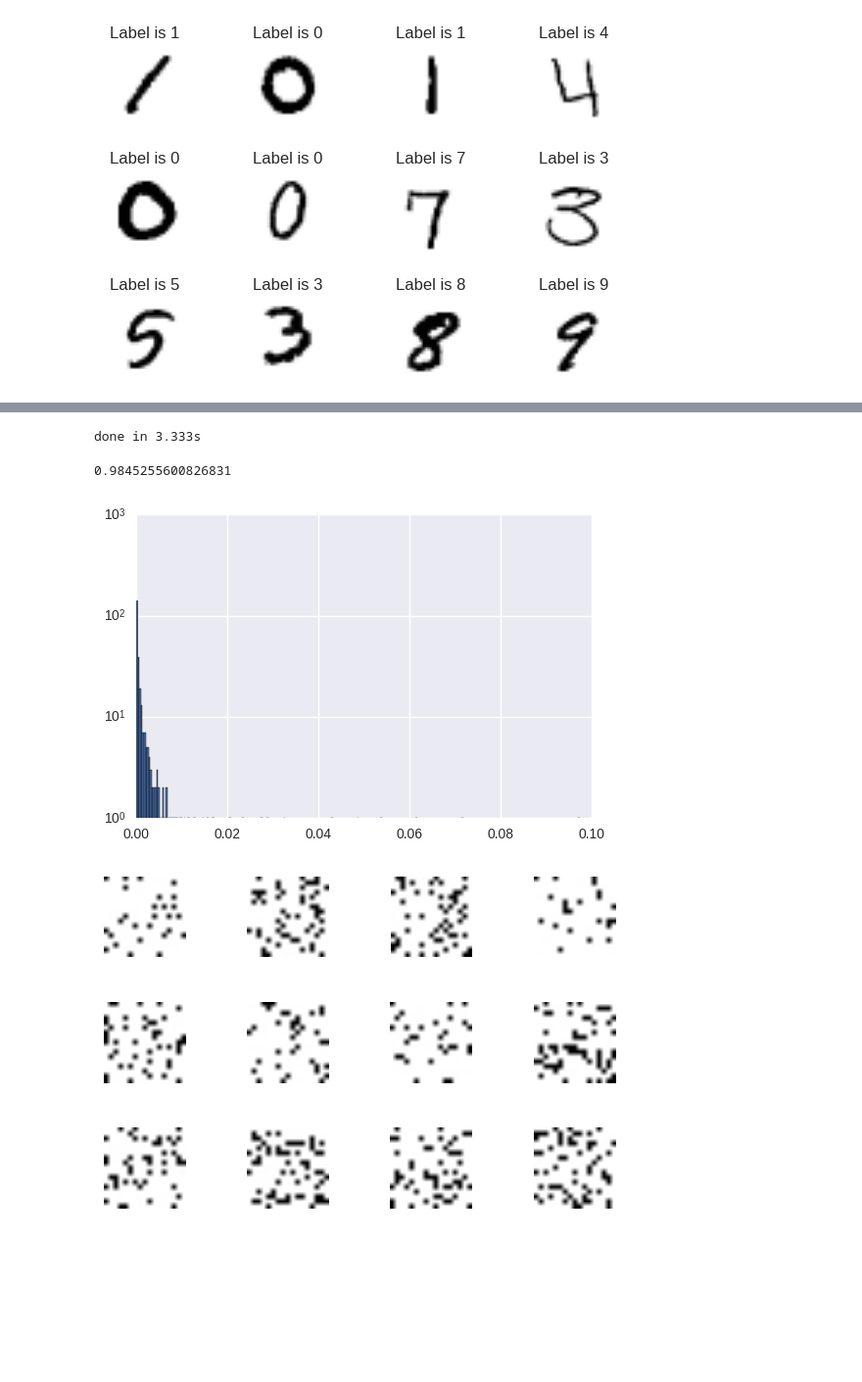
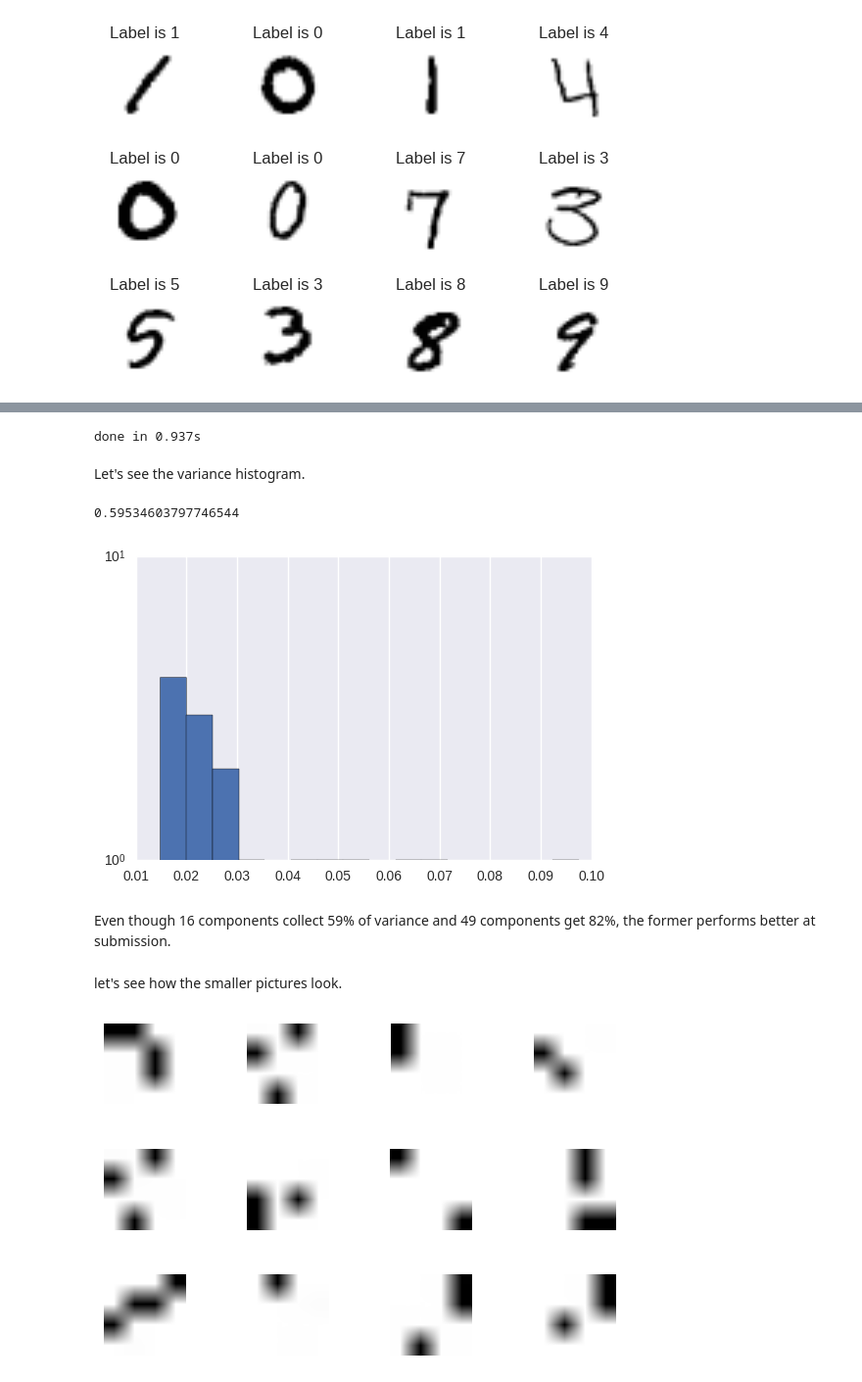
Before and after one commit to ddmng/jupyter-test, a Jupyter notebook: mnist/Study 1.ipynb, the cells around one changed output, grey strips where cells are left out. Shown at 98% size. Saved outputs shown, nothing was run; the diff lists cells and outputs as text; code cells hidden in the pictures; blank space fills up the shorter version.

```diff
--- a/mnist/Study 1.ipynb
+++ b/mnist/Study 1.ipynb
@@ -121,5 +132,5 @@ y_train = train['label']
 # %%
-n_components = len(X_train.columns) - 495
+n_components = 16
 t0 = time()
 pca = PCA(n_components=n_components, svd_solver='randomized',
           whiten=True).fit(X_train)
@@ -127,14 +138,20 @@ print("done in %0.3fs" % (time() - t0))
 
 X_train_pca = pca.transform(X_train)
 # %% [output]
-done in 3.333s
+done in 0.937s
+# %% [markdown]
+Let's see the variance histogram.
 # %%
 plt.hist(pca.explained_variance_ratio_, bins=n_components, log=True)
 pca.explained_variance_ratio_.sum()
 # %% [output]
-0.9845255600826831
+0.59534603797746544
-[figure, old version]
+[figure, new version]
+# %% [markdown]
+Even though 16 components collect 59% of variance and 49 components get 82%, the former performs better at submission.
+# %% [markdown]
+let's see how the smaller pictures look.
 # %%
-plot_slice(pd.DataFrame(data=X_train_pca[12:24]), size_w=17, size_h=17, labels=False)
+plot_slice(pd.DataFrame(data=X_train_pca[0:12]), size_w=4, size_h=4, labels=False)
 # %% [output]
-[figure, old version]
+[figure, new version]
```
Also changed, not shown: parts of 18 cells of this notebook.
